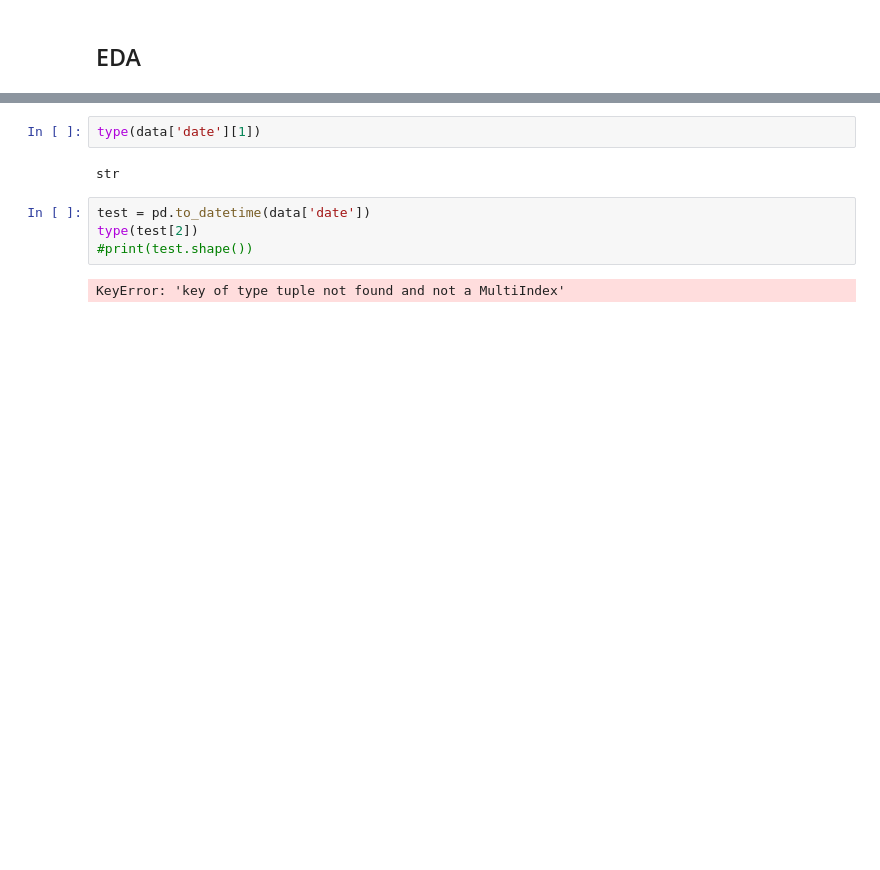
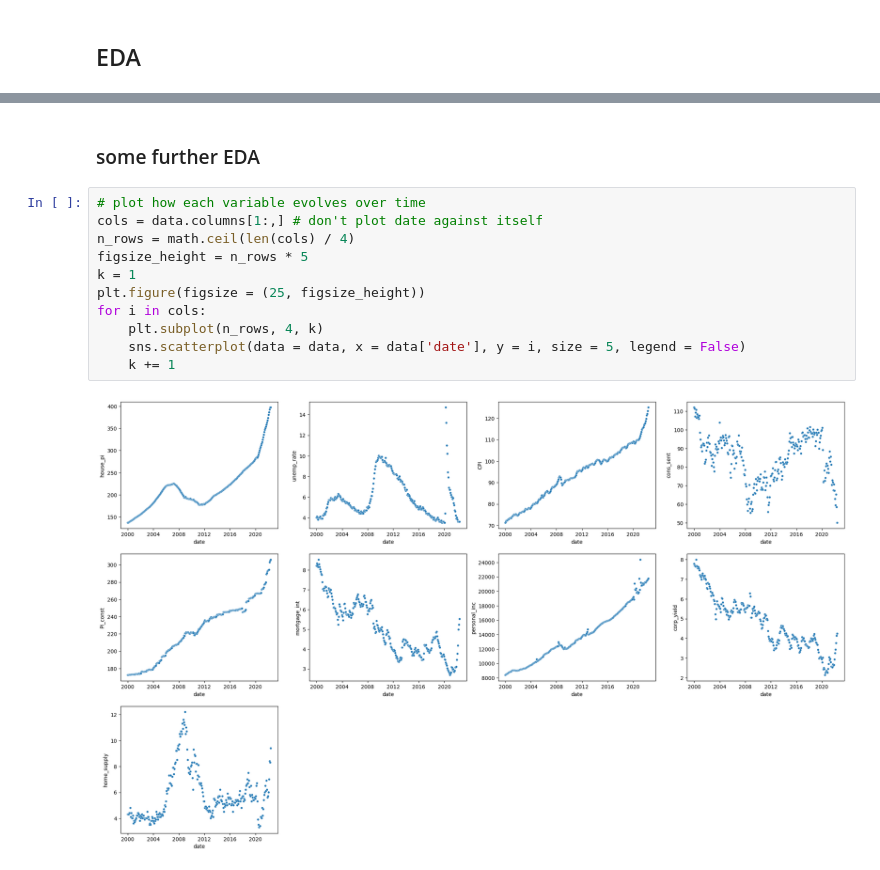
Before and after one commit to AtK42/digital-tools-for-finance-homework, a Jupyter notebook: housing-price-index-us/notebooks/housing-price-index-us.ipynb, the cells around one changed output, grey strips where cells are left out. Saved outputs shown, nothing was run; the diff lists cells and outputs as text; blank space fills up the shorter version.

```diff
--- a/housing-price-index-us/notebooks/housing-price-index-us.ipynb
+++ b/housing-price-index-us/notebooks/housing-price-index-us.ipynb
@@ -128,10 +123,15 @@ dtype: object
-# %%
-type(data['date'][1])
-# %% [output]
-str
-# %%
-test = pd.to_datetime(data['date'])
-type(test[2])
-#print(test.shape())
-# %% [output]
-KeyError: 'key of type tuple not found and not a MultiIndex'
+# %% [markdown]
+### some further EDA
+# %%
+# plot how each variable evolves over time
+cols = data.columns[1:,] # don't plot date against itself
+n_rows = math.ceil(len(cols) / 4)
+figsize_height = n_rows * 5
+k = 1
+plt.figure(figsize = (25, figsize_height))
+for i in cols:
+    plt.subplot(n_rows, 4, k)
+    sns.scatterplot(data = data, x = data['date'], y = i, size = 5, legend = False)
+    k += 1
+# %% [output]
+[figure, added]
```
Also changed, not shown: parts of 13 cells of this notebook.
